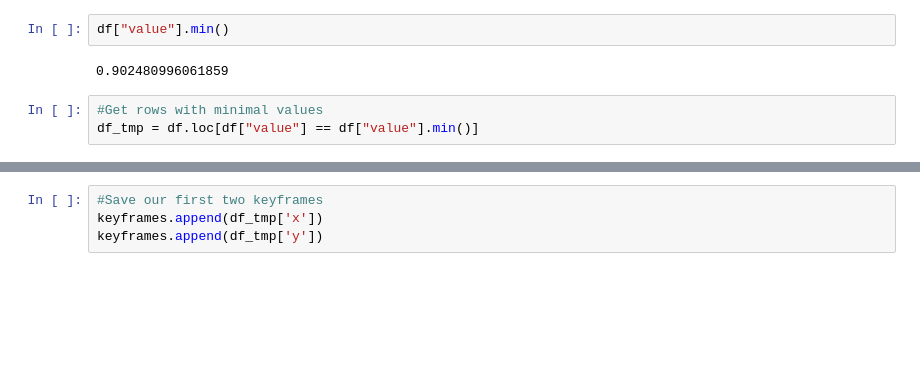
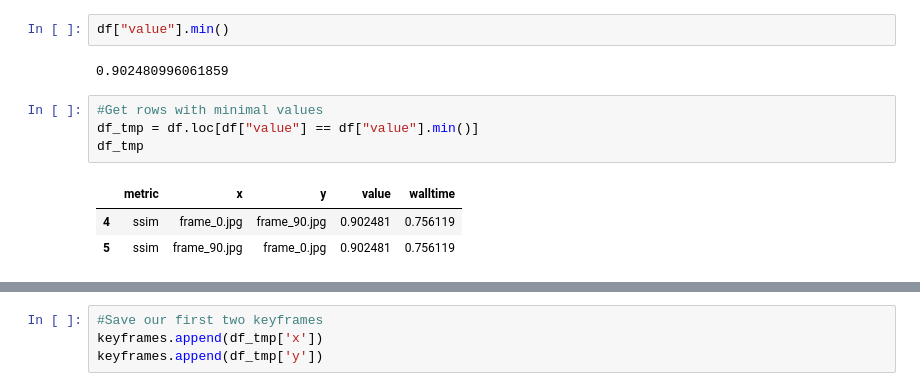
Before and after one commit to nea-insomnia/prototyping_HGM, a Jupyter notebook: SSIM_POC.ipynb, the cells around one changed output, grey strips where cells are left out. Saved outputs shown, nothing was run; the diff lists cells and outputs as text; blank space fills up the shorter version.

```diff
--- a/SSIM_POC.ipynb
+++ b/SSIM_POC.ipynb
@@ -124,6 +126,11 @@ df["value"].min()
 # %%
 #Get rows with minimal values
 df_tmp = df.loc[df["value"] == df["value"].min()]
+df_tmp
+# %% [output]
+|  | metric | x | y | value | walltime |
+| 4 | ssim | frame_0.jpg | frame_90.jpg | 0.902481 | 0.756119 |
+| 5 | ssim | frame_90.jpg | frame_0.jpg | 0.902481 | 0.756119 |
 # %%
 #Get first row
 df_tmp = df_tmp.iloc[0]
```
Also changed, not shown: parts of 8 cells of this notebook.
